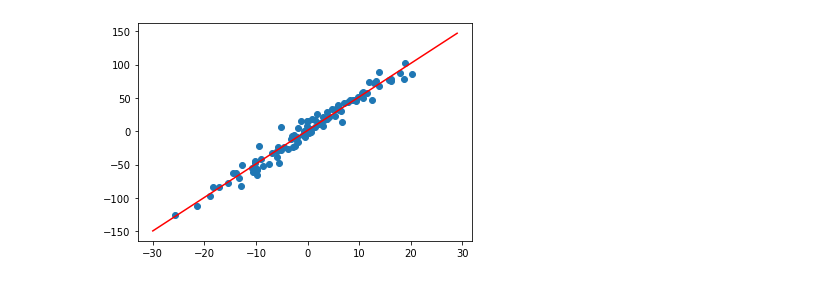
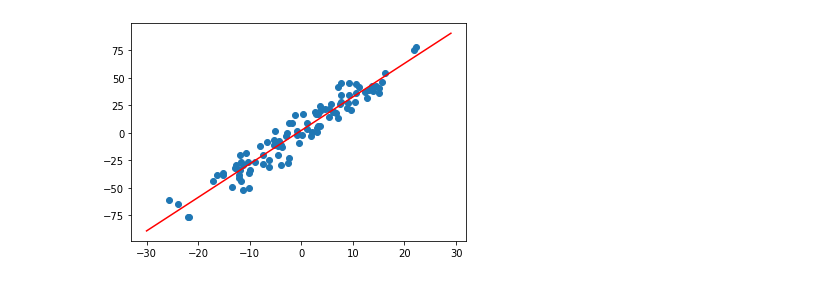
Before and after one commit to MyriadSpace/Concepts_and_Apps_of_Deep_Learning, a Jupyter notebook: Gradient/linear_regression.ipynb, the cells around one changed output. Cells and saved outputs as stored; diff of their text form; code cells hidden in the pictures.

```diff
--- a/Gradient/linear_regression.ipynb
+++ b/Gradient/linear_regression.ipynb
@@ -9,7 +9,7 @@ data = np.zeros((100,2))
 
 for i in range(len(data)):
   data[i][0] = 10*np.random.randn(1)
-  data[i][1] = 5*data[i,0] + 2 + 10*np.random.randn(1)
+  data[i][1] = 3*data[i,0] + 2 + 10*np.random.randn(1)
 
 plt.scatter(data[:,0], data[:,1])
 plt.show()
@@ -18,33 +18,41 @@ plt.show()
 # %%
-# y = 5x + 2 --> y = wx + b : find w and b
+# y = wx + b 선형회귀식 구하기
+# 학습변수별 직접 기울기를 구하고 경사하강법적용하기
 # error = true - pred
 # MSE loss = (true - pred)**2
 def loss_function (w,b):
   return sum((y-w*x-b)**2 for x, y in data)/len(data)
 
+# 학습변수 w에 대한 기울기: dL/dw
 def w_grad_loss(w,b):
   return sum(2*(y-w*x-b)*(-x) for x,y in data )/len(data)
 
+# 학습변수 b에 대한 기울기: dL/db
 def b_grad_loss(w,b):
   return sum(2*(y-w*x-b)*(-1) for x,y in data )/len(data)
 
-# initial parameters
+# 각 학습변수 초기화
 w = 20.00001
 b = 20.00001
 
-# learning rate
-lr= 0.01
+# 학습률 정의
+lr= 0.001
 
-fig = plt.figure()
-for i in range(1000+1):
+# 10001번 반복하면서 학습
+for i in range(10000+1):
+
+  # w,b 경사하강법
   w = w - lr*w_grad_loss(w,b)
   b = b - lr*b_grad_loss(w,b)
-  if i%100 == 0:
+
+  # 1000회 반복마다 손실값 및 w, b 출력
+  if i%1000 == 0:
     print('iteration:', i, 'loss=', loss_function(w,b), 'w=', w, 'b=', b)
 
-# plot result
+# 결과 출력
 x_coor = []
 y_coor = []
+
 iter=0
 for i in range(-30,30,1):
   x_coor.append (i)
@@ -69,2 +77,2 @@ iteration: 1000 loss= 86.03937725806222 w= 5.025425434035382 b= 1.23743276297967
-[figure, old version]
+[figure, new version]
 # %%
```
Also changed, not shown: parts of 8 cells of this notebook.
